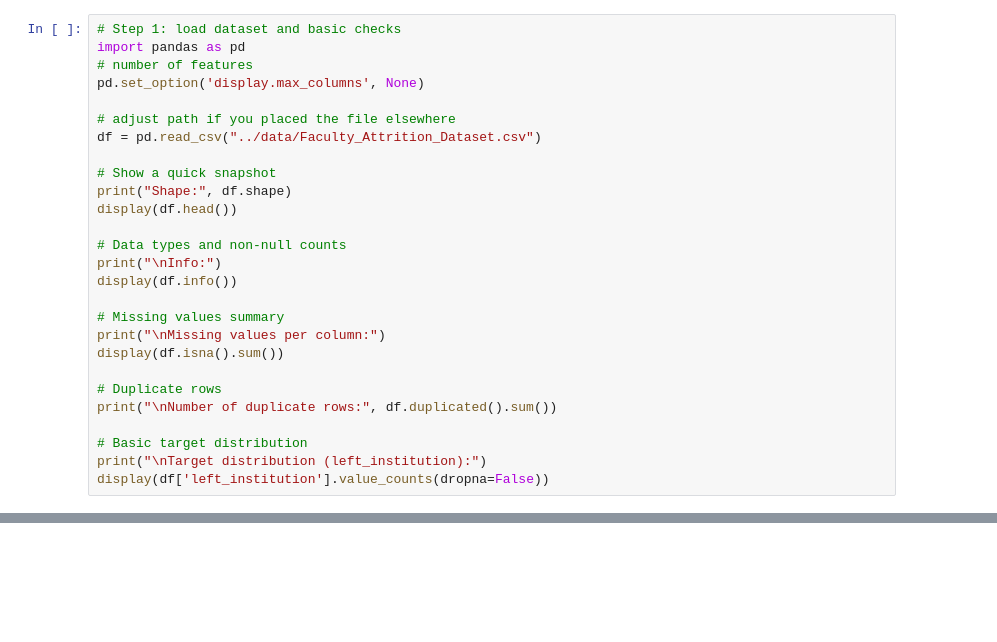
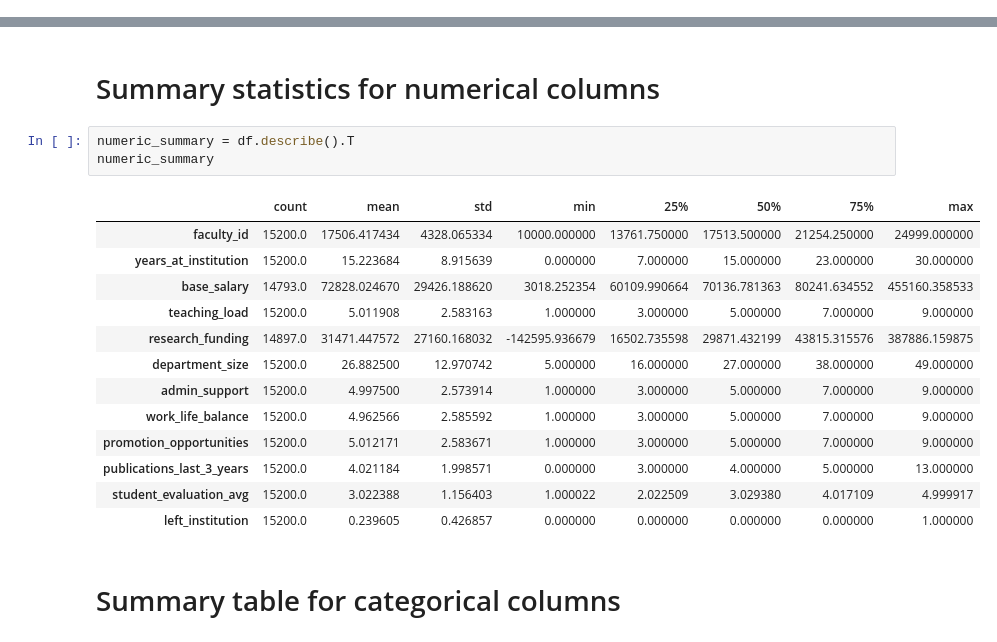
Before and after one commit to ArunimaSaxena164/FacultyForecast, a Jupyter notebook: notebooks/01_EDA.ipynb, the cells around one changed output, grey strips where cells are left out. Drawn from its saved outputs; the diff is of its cells as text; blank space fills up the shorter version.

```diff
--- a/notebooks/01_EDA.ipynb
+++ b/notebooks/01_EDA.ipynb
@@ -1,27 +0,0 @@
-# %%
-# Step 1: load dataset and basic checks
-import pandas as pd
-# number of features
-pd.set_option('display.max_columns', None)
-
-# adjust path if you placed the file elsewhere
-df = pd.read_csv("../data/Faculty_Attrition_Dataset.csv")
-
-# Show a quick snapshot
-print("Shape:", df.shape)
-display(df.head())
-
-# Data types and non-null counts
-print("\nInfo:")
-display(df.info())
-
-# Missing values summary
-print("\nMissing values per column:")
-display(df.isna().sum())
-
-# Duplicate rows
-print("\nNumber of duplicate rows:", df.duplicated().sum())
-
-# Basic target distribution
-print("\nTarget distribution (left_institution):")
-display(df['left_institution'].value_counts(dropna=False))
@@ -77,0 +86,21 @@ Name: count, dtype: int64
+# %% [markdown]
+# Summary statistics for numerical columns
+# %%
+numeric_summary = df.describe().T
+numeric_summary
+# %% [output]
+|  | count | mean | std | min | 25% | 50% | 75% | max |
+| faculty_id | 15200.0 | 17506.417434 | 4328.065334 | 10000.000000 | 13761.750000 | 17513.500000 | 21254.250000 | 24999.000000 |
+| years_at_institution | 15200.0 | 15.223684 | 8.915639 | 0.000000 | 7.000000 | 15.000000 | 23.000000 | 30.000000 |
+| base_salary | 14793.0 | 72828.024670 | 29426.188620 | 3018.252354 | 60109.990664 | 70136.781363 | 80241.634552 | 455160.358533 |
+| teaching_load | 15200.0 | 5.011908 | 2.583163 | 1.000000 | 3.000000 | 5.000000 | 7.000000 | 9.000000 |
+| research_funding | 14897.0 | 31471.447572 | 27160.168032 | -142595.936679 | 16502.735598 | 29871.432199 | 43815.315576 | 387886.159875 |
+| department_size | 15200.0 | 26.882500 | 12.970742 | 5.000000 | 16.000000 | 27.000000 | 38.000000 | 49.000000 |
+| admin_support | 15200.0 | 4.997500 | 2.573914 | 1.000000 | 3.000000 | 5.000000 | 7.000000 | 9.000000 |
+| work_life_balance | 15200.0 | 4.962566 | 2.585592 | 1.000000 | 3.000000 | 5.000000 | 7.000000 | 9.000000 |
+| promotion_opportunities | 15200.0 | 5.012171 | 2.583671 | 1.000000 | 3.000000 | 5.000000 | 7.000000 | 9.000000 |
+| publications_last_3_years | 15200.0 | 4.021184 | 1.998571 | 0.000000 | 3.000000 | 4.000000 | 5.000000 | 13.000000 |
+| student_evaluation_avg | 15200.0 | 3.022388 | 1.156403 | 1.000022 | 2.022509 | 3.029380 | 4.017109 | 4.999917 |
+| left_institution | 15200.0 | 0.239605 | 0.426857 | 0.000000 | 0.000000 | 0.000000 | 0.000000 | 1.000000 |
+# %% [markdown]
+# Summary table for categorical columns
```
Also changed, not shown: parts of 21 cells of this notebook.
